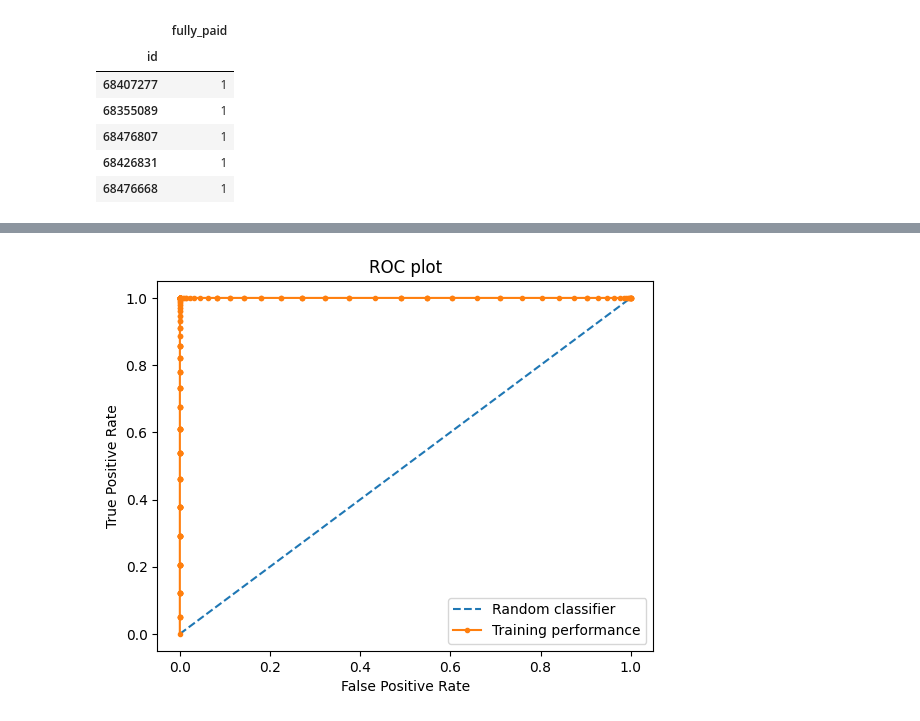
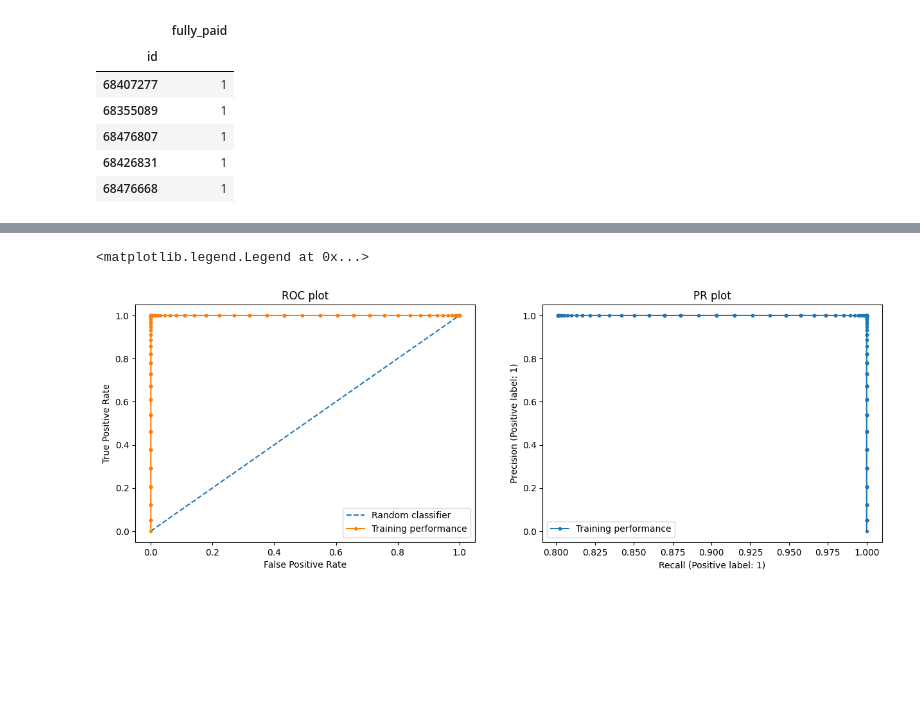
Before and after one commit to vernillen/BIG-PERM-TASK, a Jupyter notebook: assignment loan default.ipynb, the cells around one changed output, grey strips where cells are left out. Cells and saved outputs as stored; diff of their text form; code cells hidden in the pictures; blank space fills up the shorter version.

Commit message:
Updated function
Added PR-plot

```diff
--- a/assignment loan default.ipynb
+++ b/assignment loan default.ipynb
@@ -1682,7 +1683,11 @@ def establishModel(data, labels, predict, pred_labels):
     ## ROC
     fpr, tpr, thresh = metrics.roc_curve(prediction_check['True label'] == 1, prediction_check['Probability'])
 
-    # AUC
+    print("Calculating PR...")
+    ## PR
+    precision, recall, treshold = metrics.precision_recall_curve(prediction_check['True label'] == 1, prediction_check['Probability'])
+
+    ## AUC
     print("AUC:", metrics.auc(fpr, tpr))
 
     print("Checking feature importance...")
@@ -1698,9 +1703,9 @@ def establishModel(data, labels, predict, pred_labels):
     ax.set_ylabel("Mean decrease in impurity")
     fig.tight_layout()
 
-    return fpr, tpr
+    return fpr, tpr, precision, recall
 # %%
-fpr_train, tpr_train = establishModel(data, data_labels["fully_paid"], data, data_labels["fully_paid"])
+fpr_train, tpr_train, prec_train, rec_train = establishModel(data, data_labels["fully_paid"], data, data_labels["fully_paid"])
 # %% [output]
 Building model...
 Training model...
@@ -1723,13 +1728,22 @@ Checking feature importance...
 # %%
-plt.plot([0,1], [0,1], linestyle='--', label='Random classifier')
-plt.plot(fpr_train, tpr_train, marker='.', label='Training performance')
-plt.title('ROC plot')
-plt.xlabel('False Positive Rate')
-plt.ylabel('True Positive Rate')
-plt.legend()
-plt.show()
+fig, (ax1, ax2) = plt.subplots(1, 2)
+fig.set_figwidth(15)
+
+ax1.plot([0,1], [0,1], linestyle='--', label='Random classifier')
+ax1.plot(fpr_train, tpr_train, marker='.', label='Training performance')
+ax1.set_title("ROC plot")
+ax1.set_xlabel('False Positive Rate')
+ax1.set_ylabel('True Positive Rate')
+ax1.legend()
+
+ax2.plot(prec_train, rec_train, marker='.', label='Training performance')
+ax2.set_title("PR plot")
+ax2.set_xlabel('Recall (Positive label: 1)')
+ax2.set_ylabel('Precision (Positive label: 1)')
+ax2.legend()
 # %% [output]
+<matplotlib.legend.Legend at 0x...>
-[figure, old version]
+[figure, new version]
 # %%
 ## Compare with test-train split
 X_train, X_test, y_train, y_test = train_test_split(data,
```
Also changed, not shown: parts of 8 cells of this notebook.
